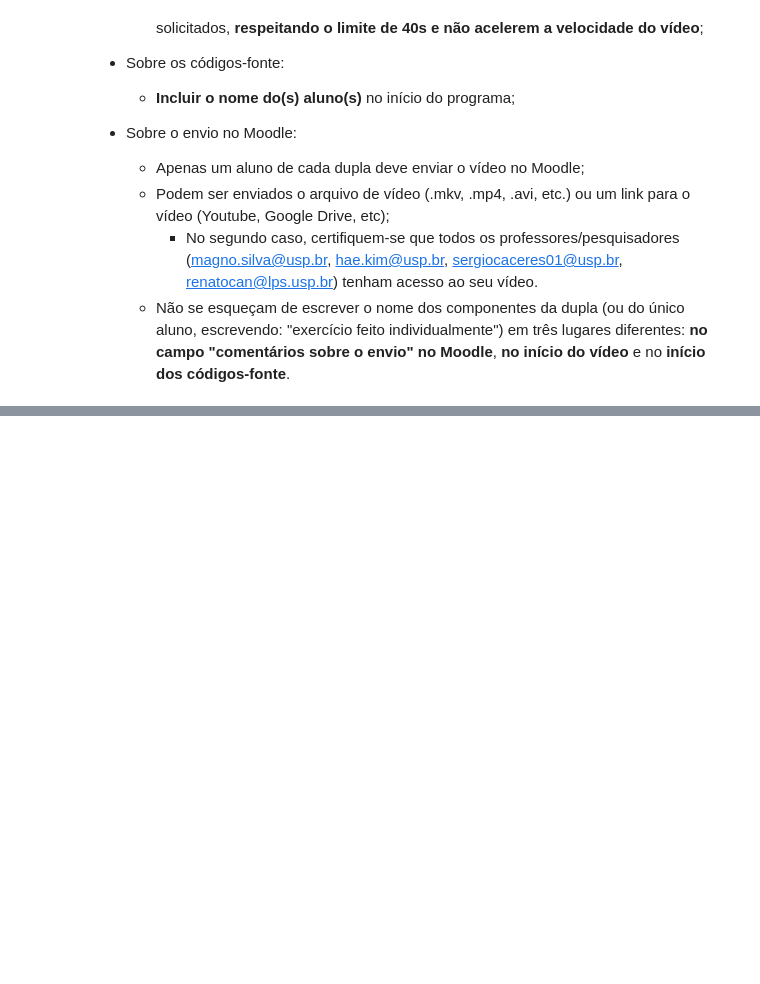
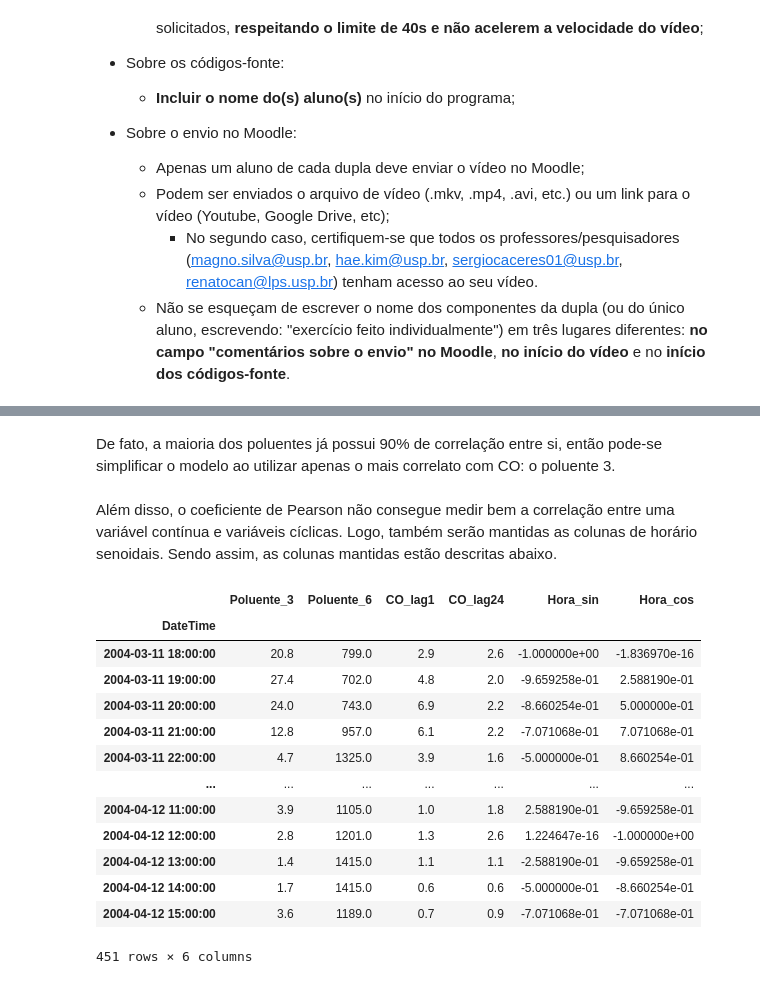
Before and after one commit to mogab12/Sistemas-Inteligentes, a Jupyter notebook: ex_entrega_1_co/ex_entrega_1_co.ipynb, the cells around one changed output, grey strips where cells are left out. Cells and saved outputs as stored; diff of their text form; code cells hidden in the pictures; blank space fills up the shorter version.

```diff
--- a/ex_entrega_1_co/ex_entrega_1_co.ipynb
+++ b/ex_entrega_1_co/ex_entrega_1_co.ipynb
@@ -291,0 +294,10 @@ print(correlacao_com_alvo)
+# %%
+# classificador de horários
+
+# Transforma a hora (0-23) em coordenadas de um círculo
+air_data["Hora_sin"] = np.sin(2 * np.pi * air_data["Hora"] / 24)
+air_data["Hora_cos"] = np.cos(2 * np.pi * air_data["Hora"] / 24)
+
+air_data["Horario_Pico"] = air_data["Hora"].apply(lambda x: 1 if x in [7, 8, 9, 17, 18, 19] else 0)
+
+air_data["Fim_de_Semana"] = air_data.index.dayofweek.map(lambda x: 1 if x >= 5 else 0)
@@ -291,0 +405,36 @@ print(correlacao_com_alvo)
+# %% [markdown]
+De fato, a maioria dos poluentes já possui 90% de correlação entre si, então pode-se simplificar o modelo ao utilizar apenas o mais correlato com CO: o poluente 3.
+# %% [markdown]
+Além disso, o coeficiente de Pearson não consegue medir bem a correlação entre uma variável contínua e variáveis cíclicas. Logo, também serão mantidas as colunas de horário senoidais. Sendo assim, as colunas mantidas estão descritas abaixo.
+# %%
+features_selecionadas = [
+    "Poluente_3",
+    "Poluente_6",
+    "CO_lag1",
+    "CO_lag24",
+    "Hora_sin",
+    "Hora_cos"
+]
+
+X = air_data[features_selecionadas]
+y = air_data["CO"]
+tamanho_treino = int(0.7 * len(air_data))
+X_treino, X_teste = X.iloc[:tamanho_treino], X.iloc[tamanho_treino:]
+y_treino, y_teste = y.iloc[:tamanho_treino], y.iloc[tamanho_treino:]
+# %%
+X_treino
+# %% [output]
+|  | Poluente_3 | Poluente_6 | CO_lag1 | CO_lag24 | Hora_sin | Hora_cos |
+| DateTime |  |  |  |  |  |  |
+| 2004-03-11 18:00:00 | 20.8 | 799.0 | 2.9 | 2.6 | -1.000000e+00 | -1.836970e-16 |
+| 2004-03-11 19:00:00 | 27.4 | 702.0 | 4.8 | 2.0 | -9.659258e-01 | 2.588190e-01 |
+| 2004-03-11 20:00:00 | 24.0 | 743.0 | 6.9 | 2.2 | -8.660254e-01 | 5.000000e-01 |
+| 2004-03-11 21:00:00 | 12.8 | 957.0 | 6.1 | 2.2 | -7.071068e-01 | 7.071068e-01 |
+| 2004-03-11 22:00:00 | 4.7 | 1325.0 | 3.9 | 1.6 | -5.000000e-01 | 8.660254e-01 |
+| ... | ... | ... | ... | ... | ... | ... |
+| 2004-04-12 11:00:00 | 3.9 | 1105.0 | 1.0 | 1.8 | 2.588190e-01 | -9.659258e-01 |
+| 2004-04-12 12:00:00 | 2.8 | 1201.0 | 1.3 | 2.6 | 1.224647e-16 | -1.000000e+00 |
+| 2004-04-12 13:00:00 | 1.4 | 1415.0 | 1.1 | 1.1 | -2.588190e-01 | -9.659258e-01 |
+| 2004-04-12 14:00:00 | 1.7 | 1415.0 | 0.6 | 0.6 | -5.000000e-01 | -8.660254e-01 |
+| 2004-04-12 15:00:00 | 3.6 | 1189.0 | 0.7 | 0.9 | -7.071068e-01 | -7.071068e-01 |
+451 rows × 6 columns
```
Also changed, not shown: parts of 34 cells of this notebook.
